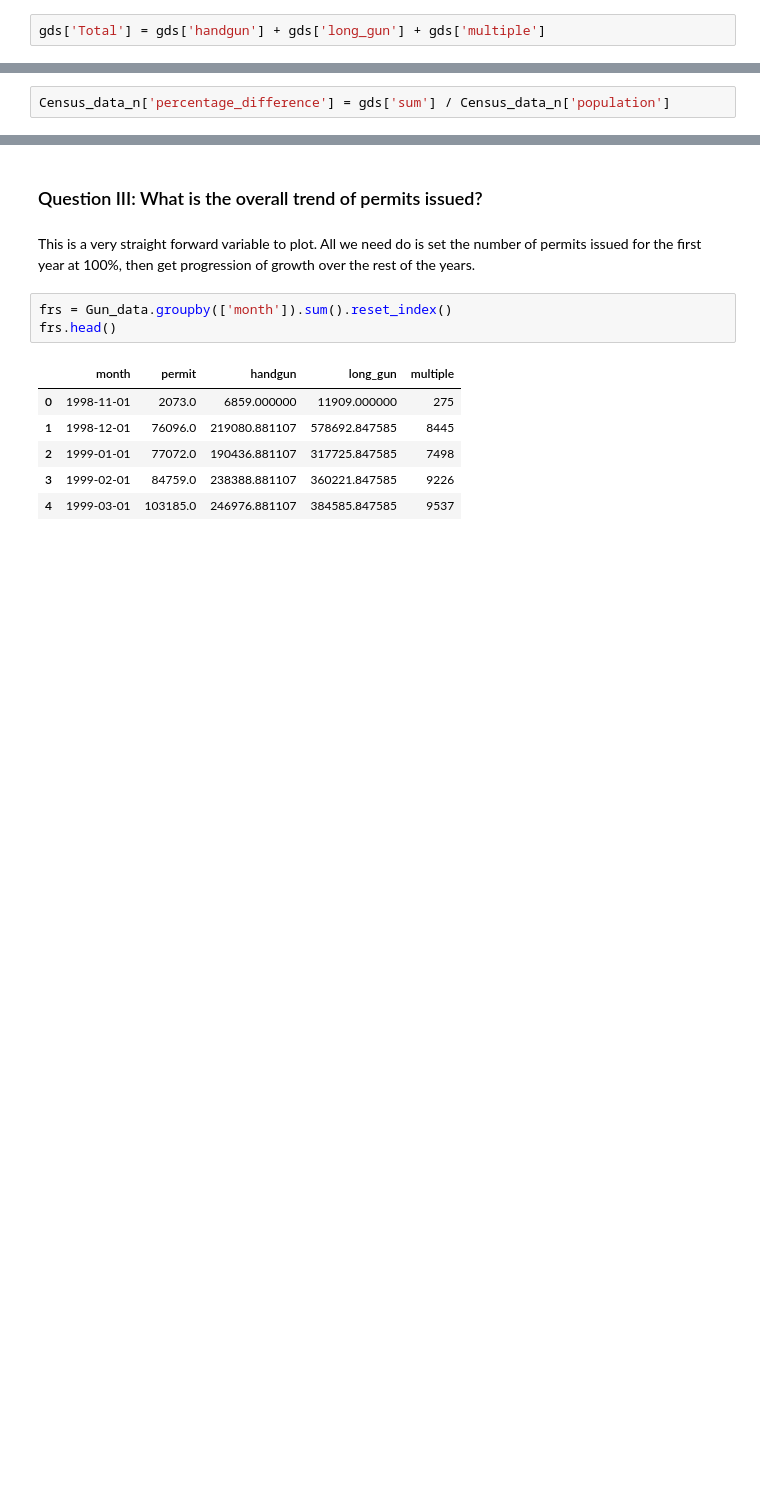
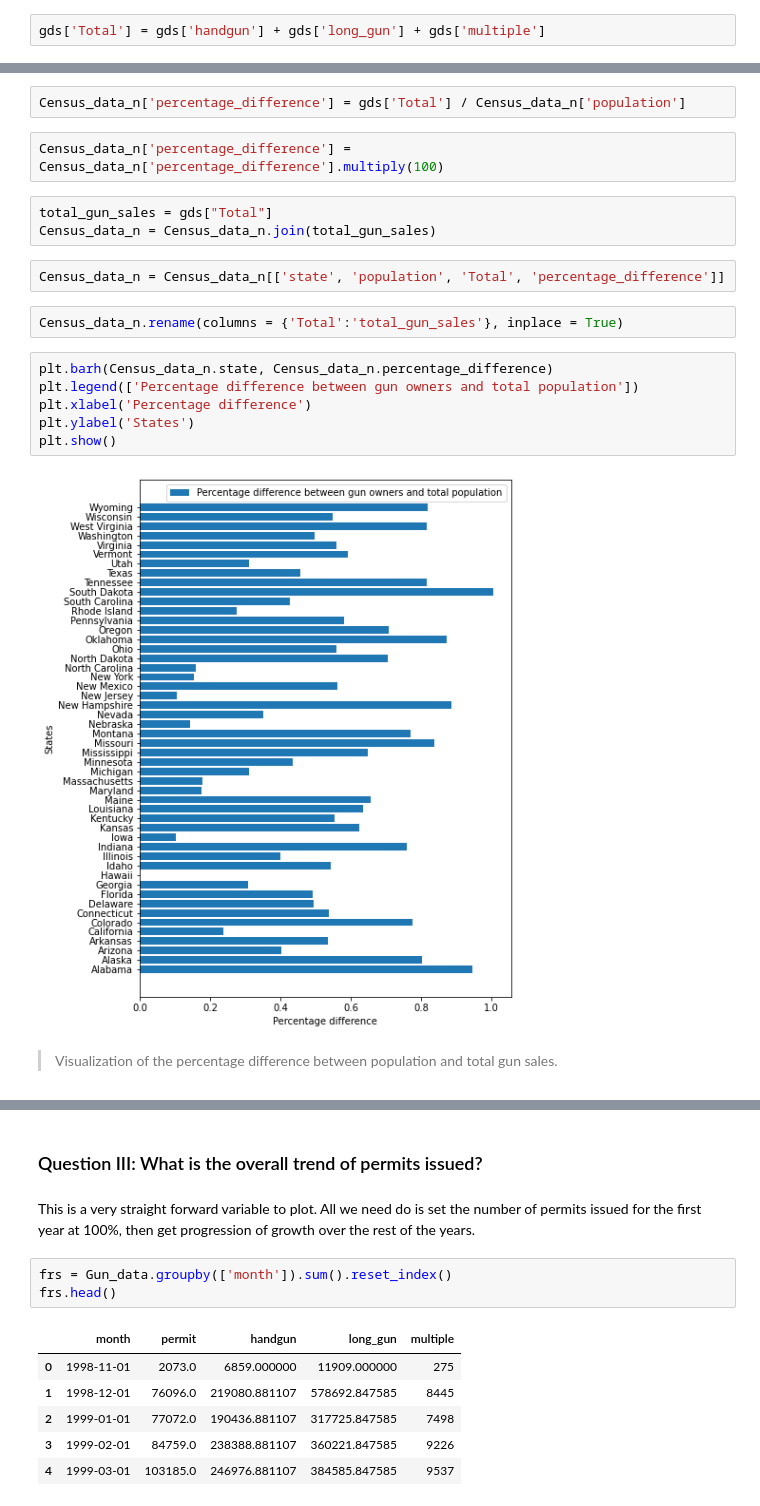
Before and after one commit to jjjeorgee/ALX-T, a Jupyter notebook: Project 01/NCIS background checks data analysis collated with US census data.ipynb, the cells around one changed output, grey strips where cells are left out. Drawn from its saved outputs; the diff is of its cells as text; blank space fills up the shorter version.

```diff
--- a/Project 01/NCIS background checks data analysis collated with US census data.ipynb
+++ b/Project 01/NCIS background checks data analysis collated with US census data.ipynb
@@ -595,2 +505,21 @@ memory usage: 1.3+ KB
 # %%
-Census_data_n['percentage_difference'] = gds['sum'] / Census_data_n['population']
+Census_data_n['percentage_difference'] = gds['Total'] / Census_data_n['population']
+# %%
+Census_data_n['percentage_difference'] = Census_data_n['percentage_difference'].multiply(100)
+# %%
+total_gun_sales = gds["Total"]
+Census_data_n = Census_data_n.join(total_gun_sales)
+# %%
+Census_data_n = Census_data_n[['state', 'population', 'Total', 'percentage_difference']]
+# %%
+Census_data_n.rename(columns = {'Total':'total_gun_sales'}, inplace = True)
+# %%
+plt.barh(Census_data_n.state, Census_data_n.percentage_difference)
+plt.legend(['Percentage difference between gun owners and total population'])
+plt.xlabel('Percentage difference')
+plt.ylabel('States')
+plt.show()
+# %% [output]
+[figure, added]
+# %% [markdown]
+>Visualization of the percentage difference between population and total gun sales.
```
Also changed, not shown: parts of 39 cells of this notebook.
